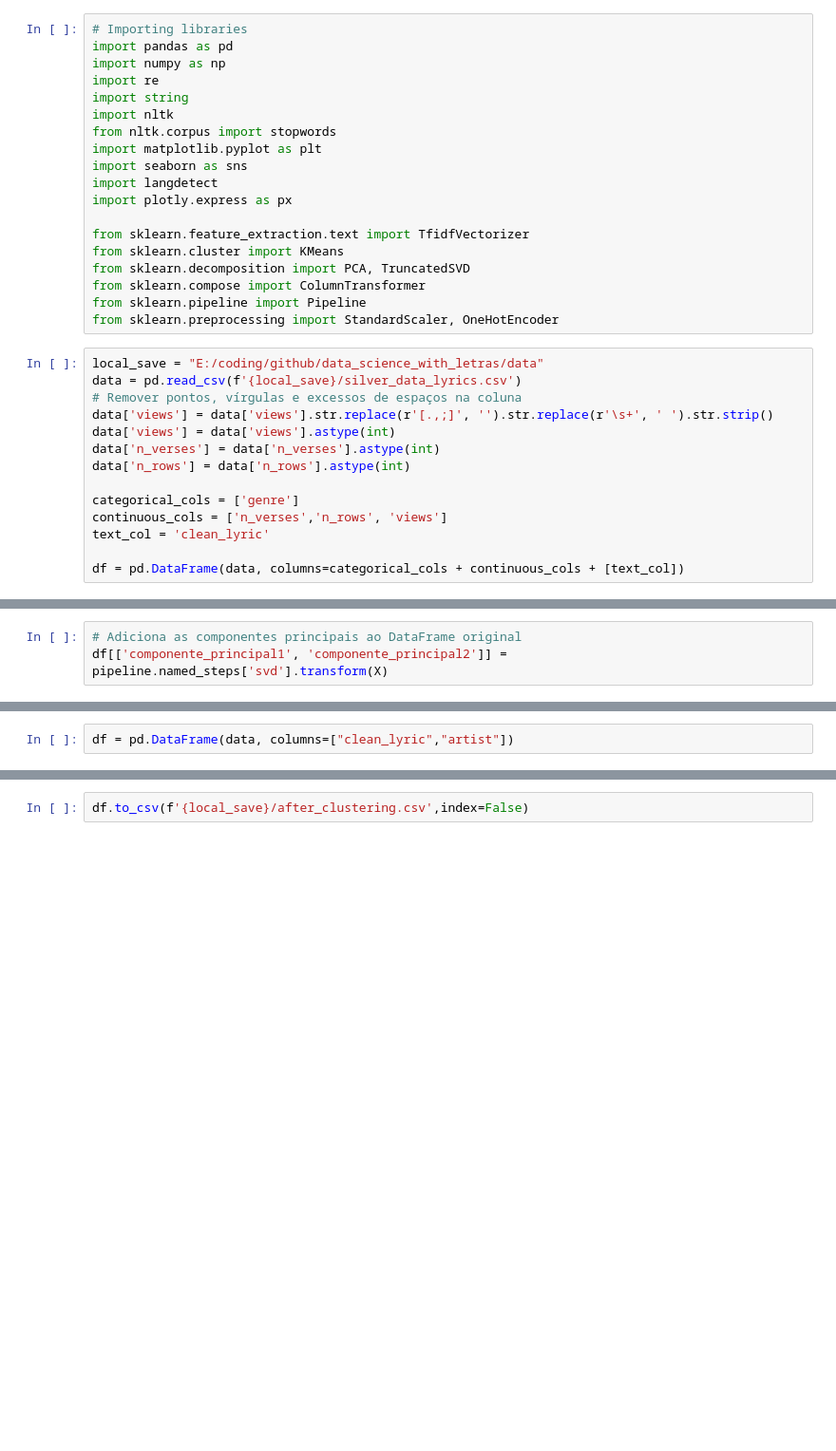
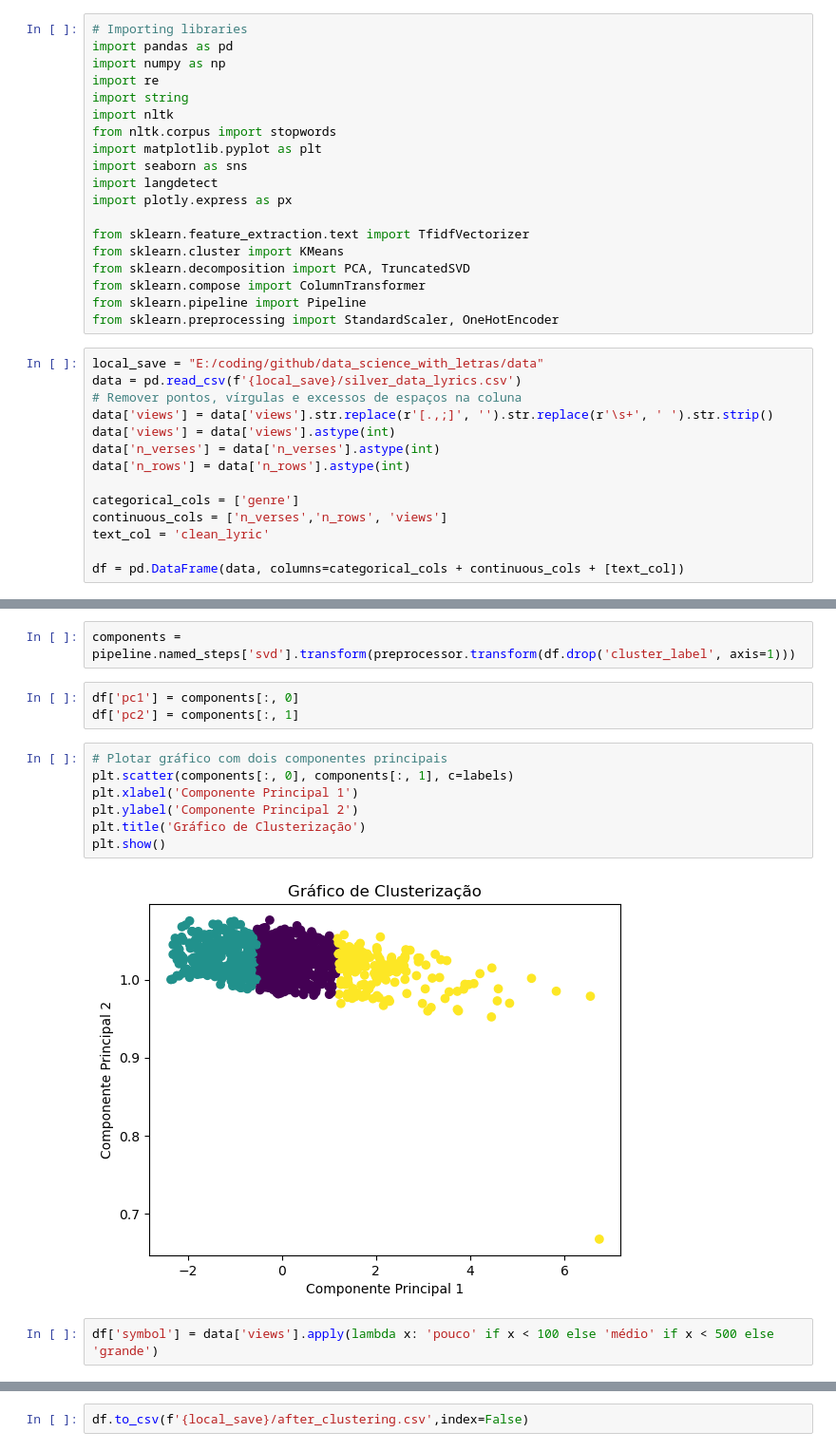
Before and after one commit to santosfmpedro/data_science_with_letras, a Jupyter notebook: notebooks/clustering.ipynb, the cells around one changed output, grey strips where cells are left out. Shown at 95% size. Cells and saved outputs as stored; diff of their text form; blank space fills up the shorter version.

```diff
--- a/notebooks/clustering.ipynb
+++ b/notebooks/clustering.ipynb
@@ -90,3 +39,0 @@ AttributeError: 'TruncatedSVD' object has no attribute 'values'
-# %%
-# Adiciona as componentes principais ao DataFrame original
-df[['componente_principal1', 'componente_principal2']] = pipeline.named_steps['svd'].transform(X)
@@ -119,2 +39,0 @@ df['x1'] = x1
-# %%
-df = pd.DataFrame(data, columns=["clean_lyric","artist"])
@@ -121,3 +71,19 @@ df = pd.DataFrame(data, columns=["clean_lyric","artist"])
+# %%
+components = pipeline.named_steps['svd'].transform(preprocessor.transform(df.drop('cluster_label', axis=1)))
+# %%
+df['pc1'] = components[:, 0]
+df['pc2'] = components[:, 1]
+# %%
+# Plotar gráfico com dois componentes principais
+plt.scatter(components[:, 0], components[:, 1], c=labels)
+plt.xlabel('Componente Principal 1')
+plt.ylabel('Componente Principal 2')
+plt.title('Gráfico de Clusterização')
+plt.show()
+# %% [output]
+[figure, added]
+# %%
+df['symbol'] = data['views'].apply(lambda x: 'pouco' if x < 100 else 'médio' if x < 500 else 'grande')
 # %%
 df
 # %% [output]
```
Also changed, not shown: parts of 29 cells of this notebook.
